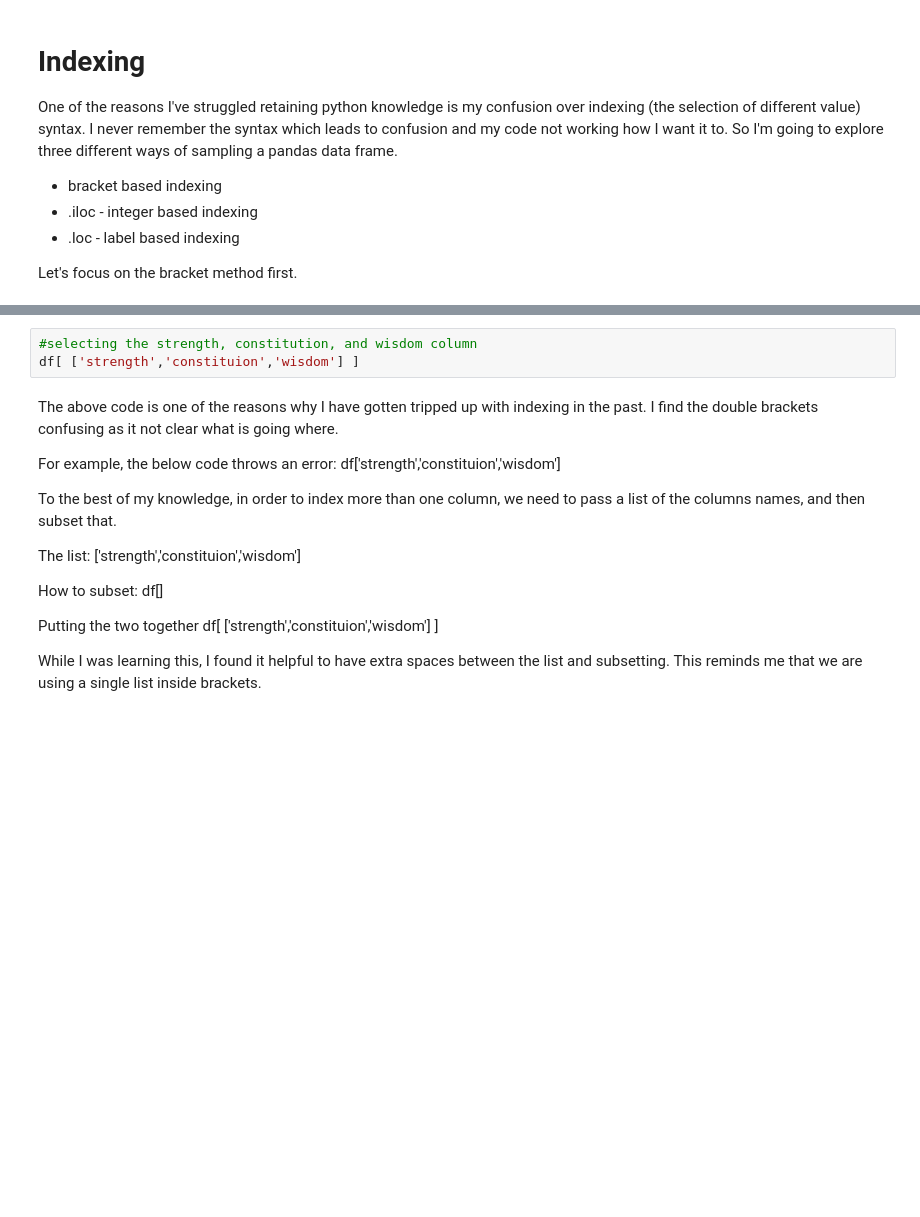
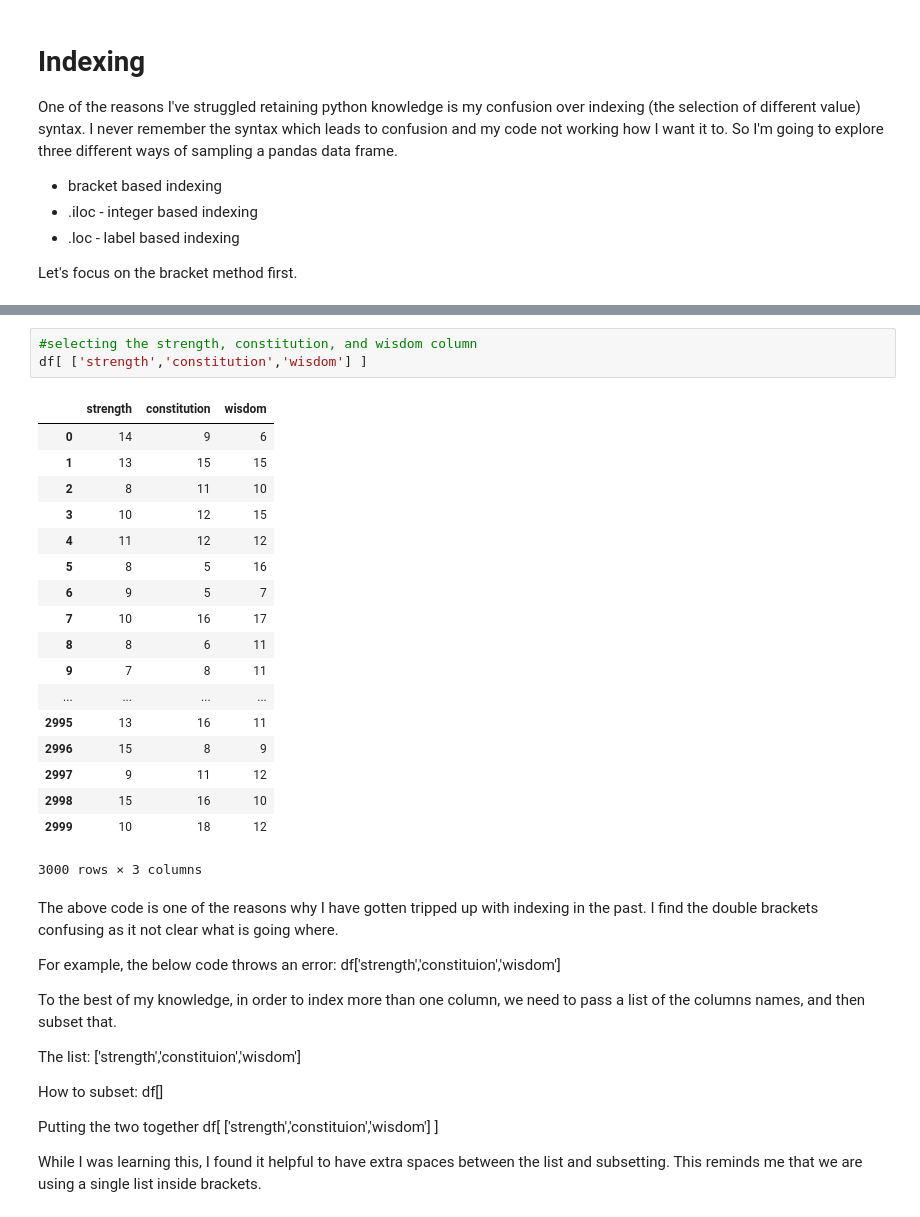
Before and after one commit to JohnErnestBonanno/5E_Stat_Gen, a Jupyter notebook: BlogPost1_Indexing.ipynb, the cells around one changed output, grey strips where cells are left out. Cells and saved outputs as stored; diff of their text form; blank space fills up the shorter version.

```diff
--- a/BlogPost1_Indexing.ipynb
+++ b/BlogPost1_Indexing.ipynb
@@ -112,6 +111,25 @@ df['strength']
 # %%
 #selecting the strength, constitution, and wisdom column
-df[ ['strength','constituion','wisdom'] ]
+df[ ['strength','constitution','wisdom'] ]
+# %% [output]
+|  | strength | constitution | wisdom |
+| 0 | 14 | 9 | 6 |
+| 1 | 13 | 15 | 15 |
+| 2 | 8 | 11 | 10 |
+| 3 | 10 | 12 | 15 |
+| 4 | 11 | 12 | 12 |
+| 5 | 8 | 5 | 16 |
+| 6 | 9 | 5 | 7 |
+| 7 | 10 | 16 | 17 |
+| 8 | 8 | 6 | 11 |
+| 9 | 7 | 8 | 11 |
+| ... | ... | ... | ... |
+| 2995 | 13 | 16 | 11 |
+| 2996 | 15 | 8 | 9 |
+| 2997 | 9 | 11 | 12 |
+| 2998 | 15 | 16 | 10 |
+| 2999 | 10 | 18 | 12 |
+3000 rows × 3 columns
 # %% [markdown]
 The above code is one of the reasons why I have gotten tripped up with indexing in the past.  I find the double brackets confusing as it not clear what is going where.
 
```
Also changed, not shown: parts of 23 cells of this notebook, 2 other files.
